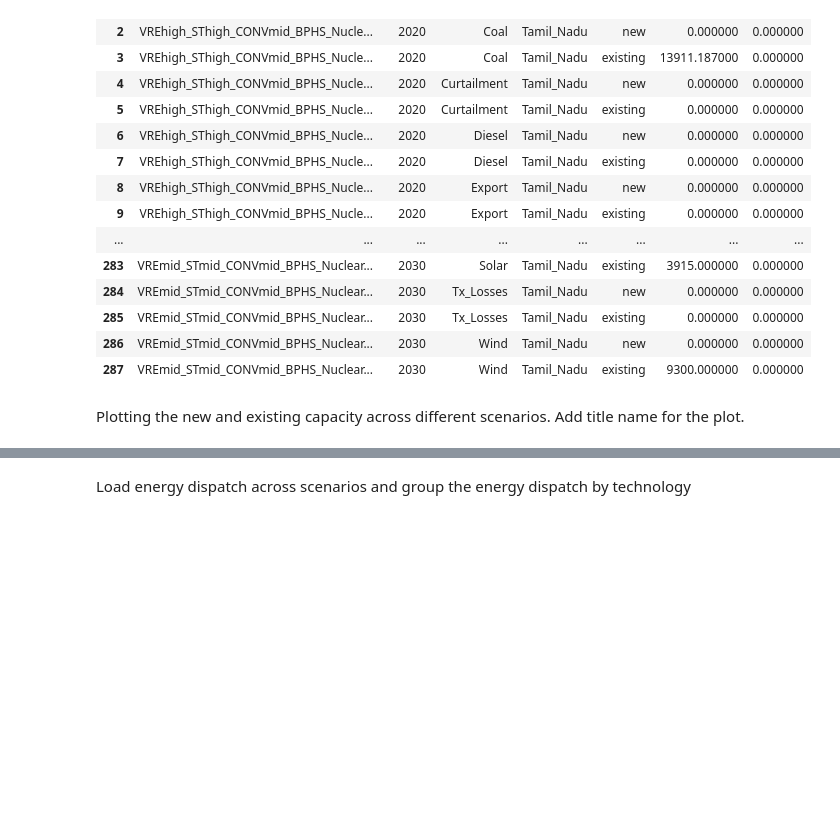
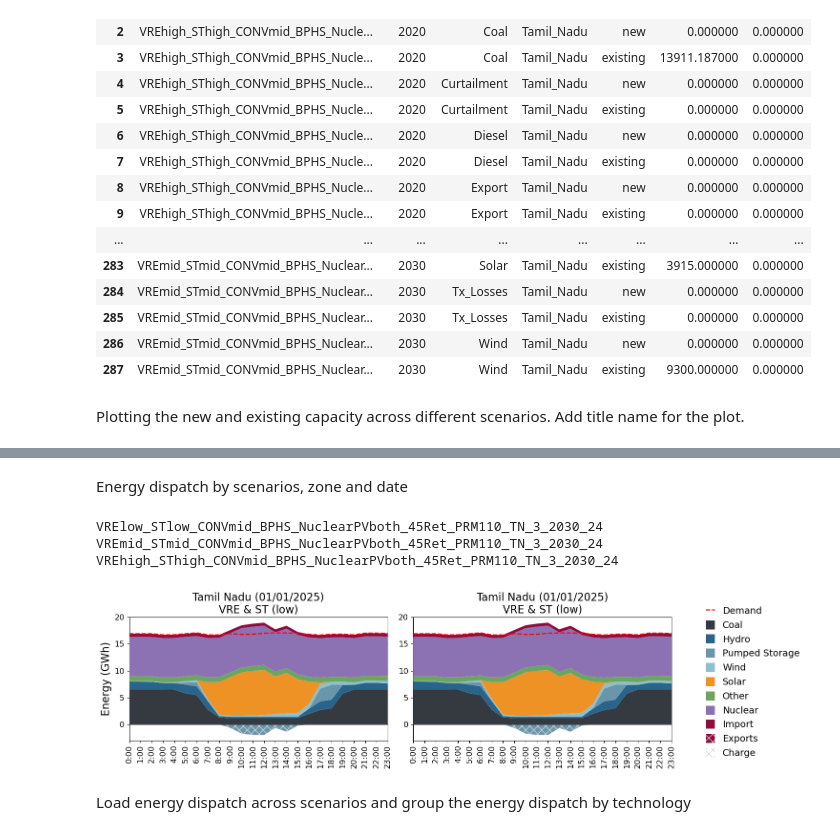
Before and after one commit to cetlab-ucsb/gridpath-workshop-ucsb, a Jupyter notebook: gridpath-workshop.ipynb, the cells around one changed output, grey strips where cells are left out. Drawn from its saved outputs; the diff is of its cells as text; code cells hidden in the pictures; blank space fills up the shorter version.

Commit message:
daily dispatch plot

```diff
--- a/gridpath-workshop.ipynb
+++ b/gridpath-workshop.ipynb
@@ -140,8 +140,9 @@ print(path_to_scenarios)
 # %% [markdown]
 Loading necessary functions for the zones, scenarios labels `<scenario_labels.csv>` and technology colors `<technology_labels.csv>` to plot the graph for new and existing capacity
 # %%
-scen_labels_ = pd.read_csv(directory + '/input_csvs_plotting/scenario_labels.csv')
-tech_labels_ = pd.read_csv(directory + '/input_csvs_plotting/technology_labels.csv')
+scen_labels_     = pd.read_csv(directory + '/input_csvs_plotting/scenario_labels.csv')
+tech_labels_     = pd.read_csv(directory + '/input_csvs_plotting/technology_labels.csv')
+dispatch_labels_ = pd.read_csv(directory + '/input_csvs_plotting/dispatch_labels.csv')
 # %% [markdown]
 Load new and existing capacity across different scenarios, grouping the capacity by technology.
 # %%
@@ -186,3 +187,20 @@ _plot_new_and_existing_capacity(grouped_capacity_, scen_labels_, tech_labels_,
+# %% [markdown]
+Energy dispatch by scenarios, zone and date
+# %%
+ed_ = _processing_energy_dispatch_capex(scen_labels_, path_to_scenarios)
+ed_ = _group_dispatch_technologies_by_zone_and_date(ed_, tech_labels_)
+# %% [output]
+VRElow_STlow_CONVmid_BPHS_NuclearPVboth_45Ret_PRM110_TN_3_2030_24
+VREmid_STmid_CONVmid_BPHS_NuclearPVboth_45Ret_PRM110_TN_3_2030_24
+VREhigh_SThigh_CONVmid_BPHS_NuclearPVboth_45Ret_PRM110_TN_3_2030_24
+# %%
+# Plot energy dispatch for a given day
+_plot_zone_energy_dispatch(ed_, scen_labels_, tech_labels_, dispatch_labels_,
+                           save      = True,
+                           legend    = True,
+                           file_name = directory + r'/plots/energy_dispatch.png')
+# %% [output]
+[figure, added]
 # %% [markdown]
 Load energy dispatch across scenarios and group the energy dispatch by technology
 # %%
```
Also changed, not shown: parts of 18 cells of this notebook, 3 other files.
